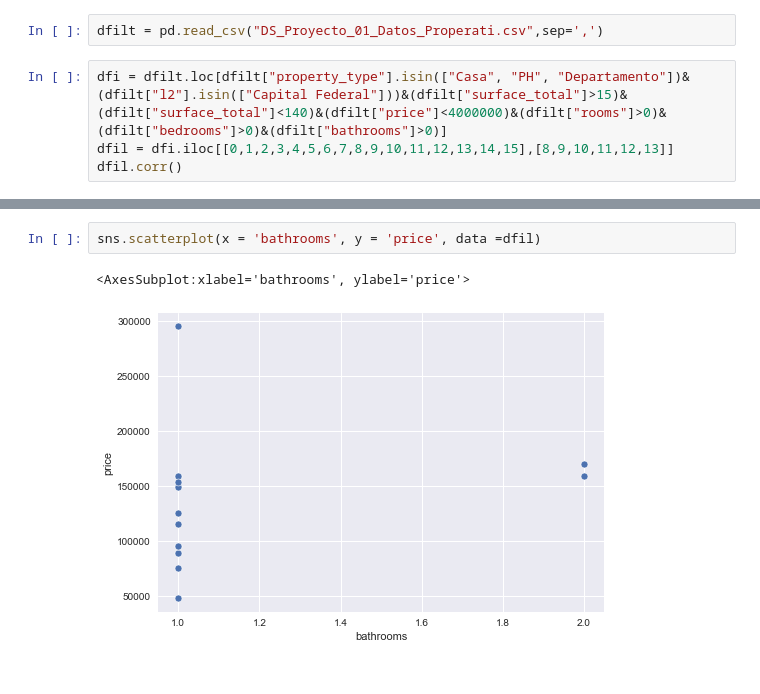
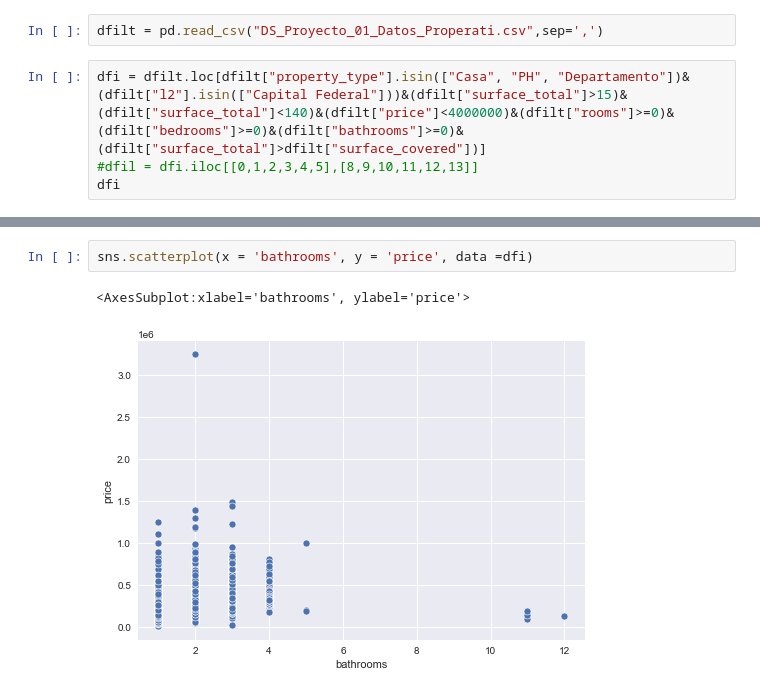
Before and after one commit to ldotto46/01.Proj_Real-State, a Jupyter notebook: Properati_analisys.ipynb, the cells around one changed output, grey strips where cells are left out. Cells and saved outputs as stored; diff of their text form.

```diff
--- a/Properati_analisys.ipynb
+++ b/Properati_analisys.ipynb
@@ -338,7 +338,7 @@ SyntaxError: invalid syntax (<ipython-input-65-18f4a3154dc3>, line 2)
 # %%
 dfilt = pd.read_csv("DS_Proyecto_01_Datos_Properati.csv",sep=',')
 # %%
-dfi = dfilt.loc[dfilt["property_type"].isin(["Casa", "PH", "Departamento"])&(dfilt["l2"].isin(["Capital Federal"]))&(dfilt["surface_total"]>15)&(dfilt["surface_total"]<140)&(dfilt["price"]<4000000)&(dfilt["rooms"]>0)&(dfilt["bedrooms"]>0)&(dfilt["bathrooms"]>0)]
-dfil = dfi.iloc[[0,1,2,3,4,5,6,7,8,9,10,11,12,13,14,15],[8,9,10,11,12,13]]
-dfil.corr()
+dfi = dfilt.loc[dfilt["property_type"].isin(["Casa", "PH", "Departamento"])&(dfilt["l2"].isin(["Capital Federal"]))&(dfilt["surface_total"]>15)&(dfilt["surface_total"]<140)&(dfilt["price"]<4000000)&(dfilt["rooms"]>=0)&(dfilt["bedrooms"]>=0)&(dfilt["bathrooms"]>=0)&(dfilt["surface_total"]>dfilt["surface_covered"])]
+#dfil = dfi.iloc[[0,1,2,3,4,5],[8,9,10,11,12,13]]
+dfi
 # %% [output]
@@ -352,5 +358,5 @@ dfil.corr()
 # %%
-sns.scatterplot(x = 'bathrooms', y = 'price', data =dfil)
+sns.scatterplot(x = 'bathrooms', y = 'price', data =dfi)
 # %% [output]
 <AxesSubplot:xlabel='bathrooms', ylabel='price'>
-[figure, old version]
+[figure, new version]
```
Also changed, not shown: parts of 1 cell of this notebook.
